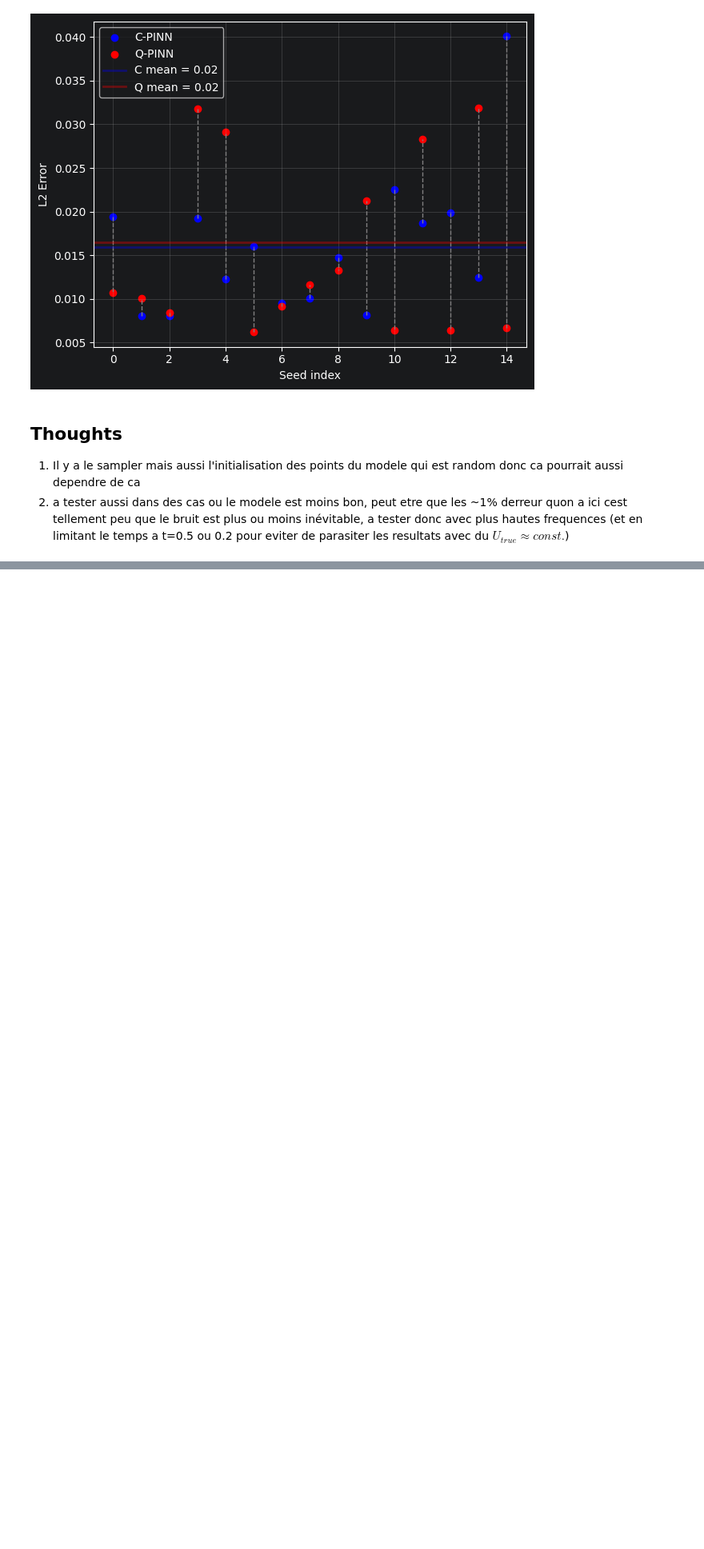
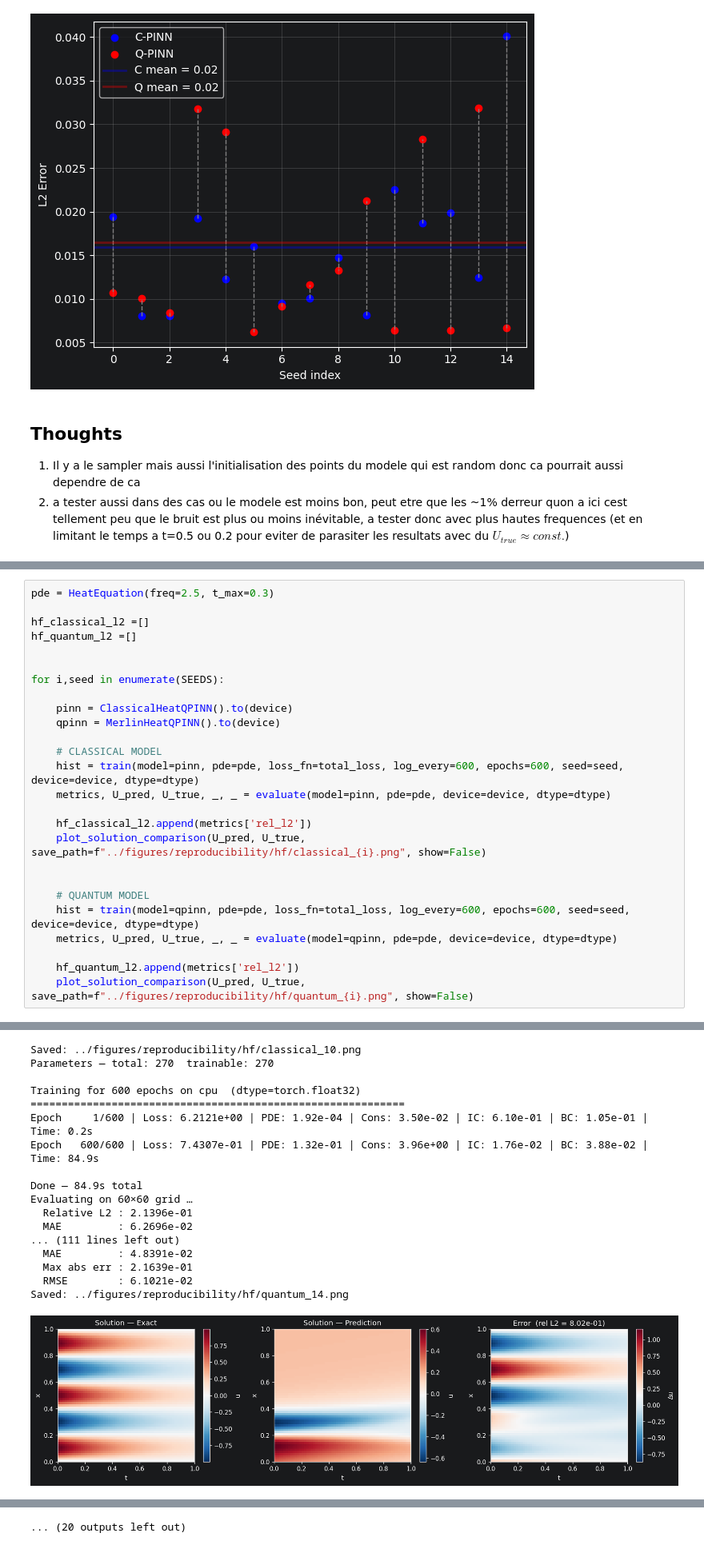
Before and after one commit to jadorez/QPINN-Analysis, a Jupyter notebook: notebooks/Reproducibility.ipynb, the cells around one changed output, grey strips where cells are left out. Shown at 80% size. Saved outputs shown, nothing was run; the diff lists cells and outputs as text; blank space fills up the shorter version.

Commit message:
tested reproducibility with f=2.5

```diff
--- a/notebooks/Reproducibility.ipynb
+++ b/notebooks/Reproducibility.ipynb
@@ -171,0 +177,27 @@ plt.show()
+# %%
+pde = HeatEquation(freq=2.5, t_max=0.3)
+
+hf_classical_l2 =[]
+hf_quantum_l2 =[]
+
+
+for i,seed in enumerate(SEEDS):
+
+    pinn = ClassicalHeatQPINN().to(device)
+    qpinn = MerlinHeatQPINN().to(device)
+
+    # CLASSICAL MODEL
+    hist = train(model=pinn, pde=pde, loss_fn=total_loss, log_every=600, epochs=600, seed=seed, device=device, dtype=dtype)
+    metrics, U_pred, U_true, _, _ = evaluate(model=pinn, pde=pde, device=device, dtype=dtype)
+
+    hf_classical_l2.append(metrics['rel_l2'])
+    plot_solution_comparison(U_pred, U_true, save_path=f"../figures/reproducibility/hf/classical_{i}.png", show=False)
+
+
+    # QUANTUM MODEL
+    hist = train(model=qpinn, pde=pde, loss_fn=total_loss, log_every=600, epochs=600, seed=seed, device=device, dtype=dtype)
+    metrics, U_pred, U_true, _, _ = evaluate(model=qpinn, pde=pde, device=device, dtype=dtype)
+
+    hf_quantum_l2.append(metrics['rel_l2'])
+    plot_solution_comparison(U_pred, U_true, save_path=f"../figures/reproducibility/hf/quantum_{i}.png", show=False)
+# %% [output]
@@ -171,0 +221,18 @@ plt.show()
+Saved: ../figures/reproducibility/hf/classical_10.png
+Parameters — total: 270  trainable: 270
+
+Training for 600 epochs on cpu  (dtype=torch.float32)
+============================================================
+Epoch     1/600 | Loss: 6.2121e+00 | PDE: 1.92e-04 | Cons: 3.50e-02 | IC: 6.10e-01 | BC: 1.05e-01 | Time: 0.2s
+Epoch   600/600 | Loss: 7.4307e-01 | PDE: 1.32e-01 | Cons: 3.96e+00 | IC: 1.76e-02 | BC: 3.88e-02 | Time: 84.9s
+
+Done — 84.9s total
+Evaluating on 60×60 grid …
+  Relative L2 : 2.1396e-01
+  MAE         : 6.2696e-02
+... (111 lines left out)
+  MAE         : 4.8391e-02
+  Max abs err : 2.1639e-01
+  RMSE        : 6.1021e-02
+Saved: ../figures/reproducibility/hf/quantum_14.png
+[figure, added]
@@ -171,0 +248 @@ plt.show()
+... (20 outputs left out)
```
Also changed, not shown: parts of 5 cells of this notebook, 1 other file.
